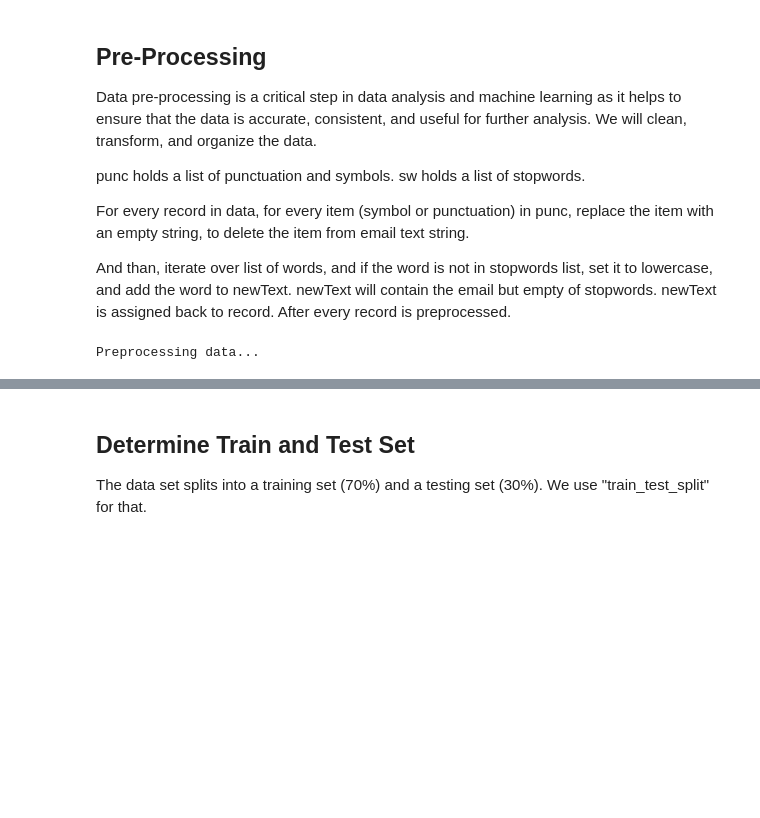
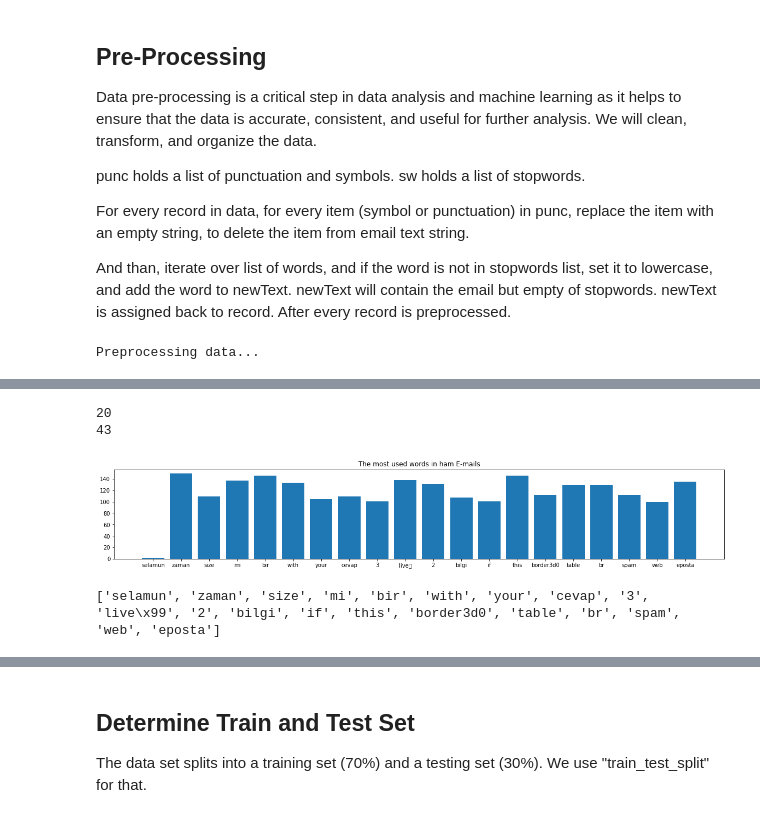
Before and after one commit to yusufarbc/TR-Spam-Mail-Detection, a Jupyter notebook: spam_detection.ipynb, the cells around one changed output, grey strips where cells are left out. Saved outputs shown, nothing was run; the diff lists cells and outputs as text; code cells hidden in the pictures; blank space fills up the shorter version.

```diff
--- a/spam_detection.ipynb
+++ b/spam_detection.ipynb
@@ -148,0 +174,61 @@ Preprocessing data...
+# %%
+# Calculate Word Frequency
+frequency_ham_word_list=[]
+frequency_ham_count_list=[]
+
+frequency_spam_word_list=[]
+frequency_spam_count_list=[]
+
+for record in data:
+    words = record[0].split()
+    if record[1] == "ham":
+        for word in words:
+            if word in frequency_ham_word_list:
+                index = frequency_ham_word_list.index(word)
+                frequency_ham_count_list[index] += 1
+            else:
+                frequency_ham_word_list.append(word)
+                frequency_ham_count_list.append(1)
+    else:
+        for word in words:
+            if word in frequency_spam_word_list:
+                index = frequency_spam_word_list.index(word)
+                frequency_spam_count_list[index] += 1
+            else:
+                frequency_spam_word_list.append(word)
+                frequency_spam_count_list.append(1)
+# %%
+# Simplify Word Frequency
+index = len(frequency_ham_count_list) - 1
+while(index > 0):
+    count = frequency_ham_count_list[index]
+    if count < 100 or count > 150:
+        del(frequency_ham_count_list[index])
+        del(frequency_ham_word_list[index])
+    index -= 1
+
+index = len(frequency_spam_count_list) - 1
+while(index > 0):
+    count = frequency_spam_count_list[index]
+    if count < 100 or count > 150:
+        del(frequency_spam_count_list[index])
+        del(frequency_spam_word_list[index])
+    index -= 1
+
+print(len(frequency_ham_count_list))
+
+
+print(len(frequency_spam_word_list))
+# %% [output]
+20
+43
+# %%
+# The most used words in ham E-Mails
+plt.title("The most used words in ham E-mails")
+plt.rcParams["figure.figsize"] = (20,3)
+plt.bar(frequency_ham_word_list, frequency_ham_count_list)
+plt.show()
+print(frequency_ham_word_list)
+# %% [output]
+[figure, added]
+['selamun', 'zaman', 'size', 'mi', 'bir', 'with', 'your', 'cevap', '3', 'live\x99', '2', 'bilgi', 'if', 'this', 'border3d0', 'table', 'br', 'spam', 'web', 'eposta']
```
Also changed, not shown: parts of 11 cells of this notebook.
